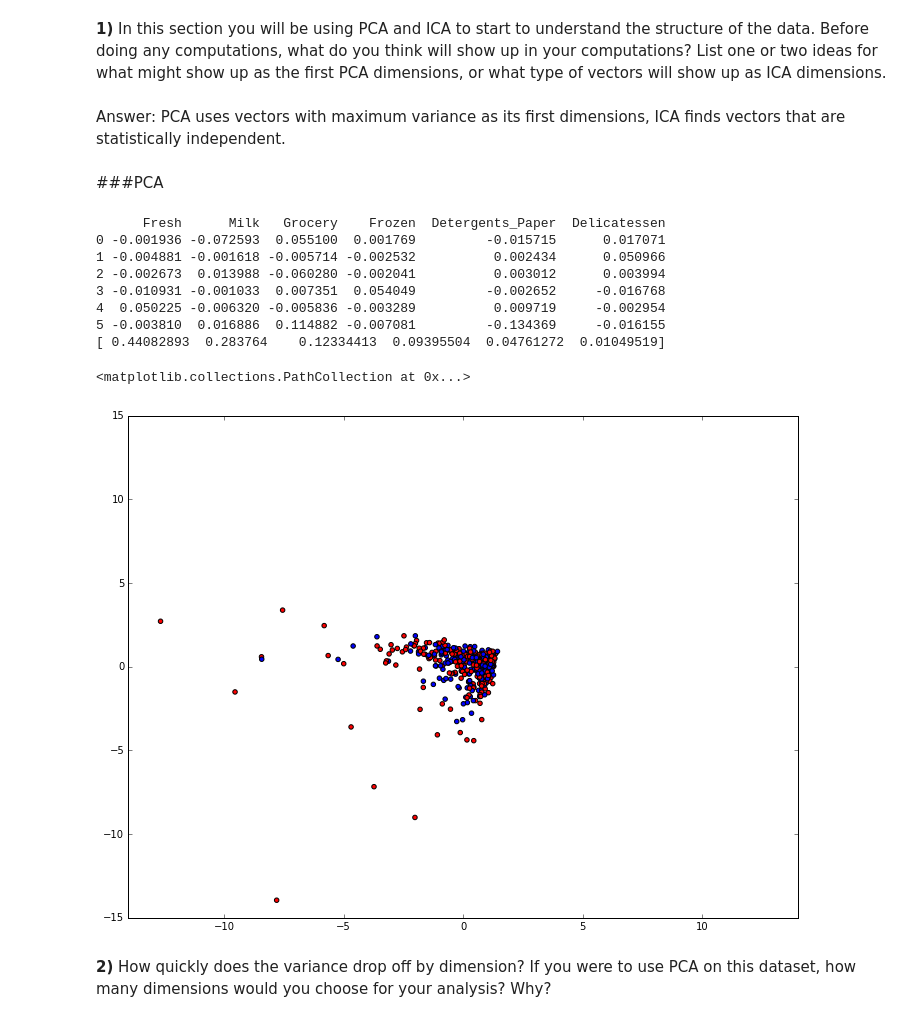
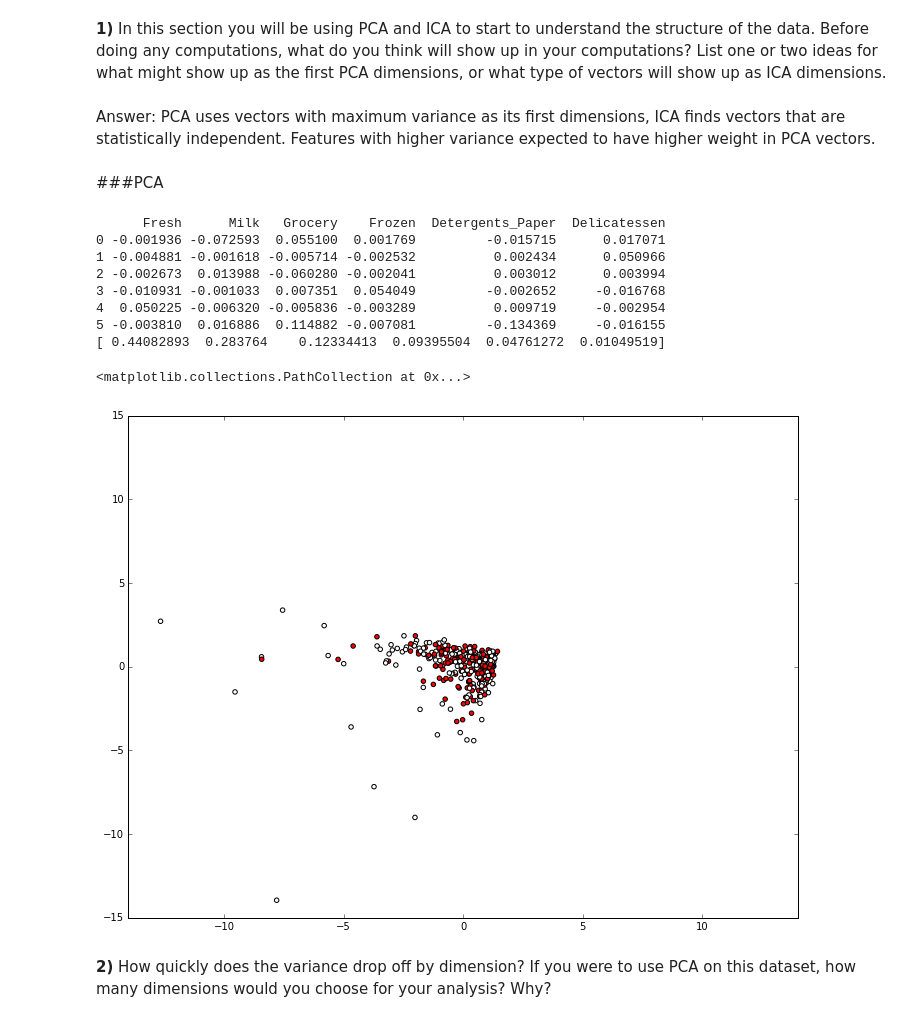
Before and after one commit to FedorSulaev/P3CreatingCustomerSegments, a Jupyter notebook: customer_segments.ipynb, the cells around one changed output. Drawn from its saved outputs; the diff is of its cells as text; code cells hidden in the pictures.

```diff
--- a/customer_segments.ipynb
+++ b/customer_segments.ipynb
@@ -36,38 +36,38 @@ Dataset has 440 rows, 6 columns
 **1)** In this section you will be using PCA and ICA to start to understand the structure of the data. Before doing any computations, what do you think will show up in your computations? List one or two ideas for what might show up as the first PCA dimensions, or what type of vectors will show up as ICA dimensions.
 # %% [markdown]
 Answer:
-PCA uses vectors with maximum variance as its first dimensions, ICA finds vectors that are statistically independent.
+PCA uses vectors with maximum variance as its first dimensions, ICA finds vectors that are statistically independent. Features with higher variance expected to have higher weight in PCA vectors.
 # %% [markdown]
 ###PCA
 # %%
 # TODO: Apply PCA with the same number of dimensions as variables in the dataset
 from sklearn.decomposition import PCA
 from sklearn import preprocessing
 
 data_scaled = preprocessing.scale(data)
 pca = PCA(n_components=6)
 pca_result = pca.fit_transform(data_scaled)
 
 # Print the components and the amount of variance in the data contained in each dimension
 pca_components = pd.DataFrame(ica.components_)
 pca_components.columns = ["Fresh", "Milk", "Grocery", "Frozen",
                           "Detergents_Paper", "Delicatessen"]
 print pca_components
 print pca.explained_variance_ratio_
 plt.ylim(-15, 15)
 plt.xlim(-14, 14)
-plt.scatter(pca_result[:,0:1], pca_result[:,1:2], c=['b', 'r'], marker=u'o')
+plt.scatter(pca_result[:,0:1], pca_result[:,1:2], c=['r', 'w'], marker=u'o')
 # %% [output]
       Fresh      Milk   Grocery    Frozen  Detergents_Paper  Delicatessen
 0 -0.001936 -0.072593  0.055100  0.001769         -0.015715      0.017071
 1 -0.004881 -0.001618 -0.005714 -0.002532          0.002434      0.050966
 2 -0.002673  0.013988 -0.060280 -0.002041          0.003012      0.003994
 3 -0.010931 -0.001033  0.007351  0.054049         -0.002652     -0.016768
 4  0.050225 -0.006320 -0.005836 -0.003289          0.009719     -0.002954
 5 -0.003810  0.016886  0.114882 -0.007081         -0.134369     -0.016155
 [ 0.44082893  0.283764    0.12334413  0.09395504  0.04761272  0.01049519]
 <matplotlib.collections.PathCollection at 0x...>
-[figure, old version]
+[figure, new version]
 # %% [markdown]
 **2)** How quickly does the variance drop off by dimension? If you were to use PCA on this dataset, how many dimensions would you choose for your analysis? Why?
 # %% [markdown]
```
